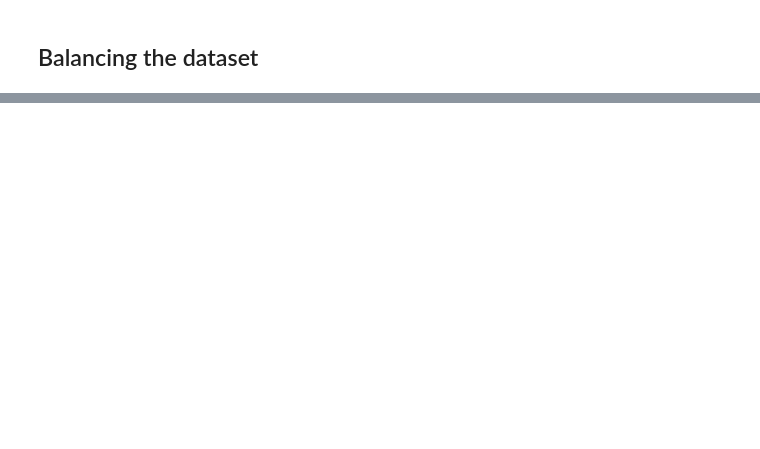
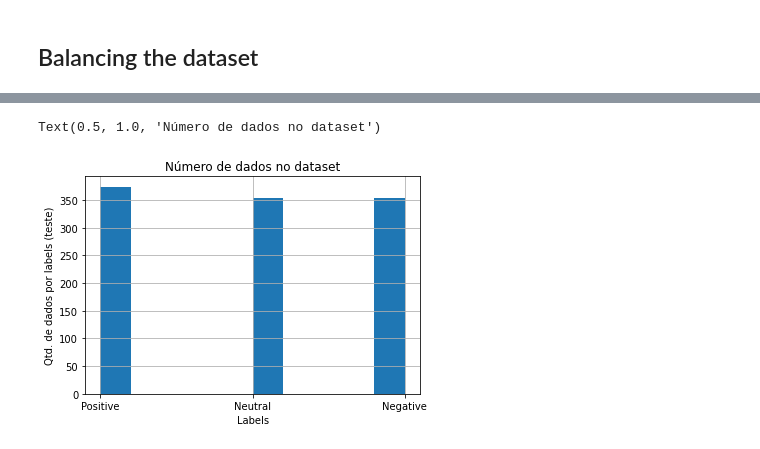
Before and after one commit to joberthrogers18/Analise_Sentimental_em_Imagens, a Jupyter notebook: image_classifier/image_classifier_resnet50.ipynb, the cells around one changed output, grey strips where cells are left out. Drawn from its saved outputs; the diff is of its cells as text; code cells hidden in the pictures; blank space fills up the shorter version.

```diff
--- a/image_classifier/image_classifier_resnet50.ipynb
+++ b/image_classifier/image_classifier_resnet50.ipynb
@@ -115,0 +188,8 @@ Testing target statistics: Counter({'Positive': 897, 'Neutral': 415, 'Negative':
+# %%
+y_test.hist()
+plt.ylabel('Qtd. de dados por labels (teste)')
+plt.xlabel('Labels')
+plt.title('Número de dados no dataset')
+# %% [output]
+Text(0.5, 1.0, 'Número de dados no dataset')
+[figure, added]
```
Also changed, not shown: parts of 6 cells of this notebook.
